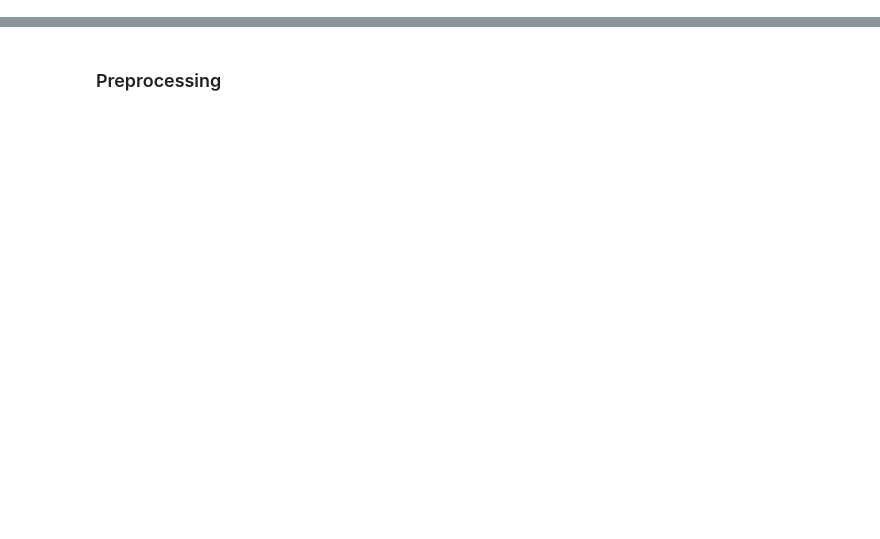
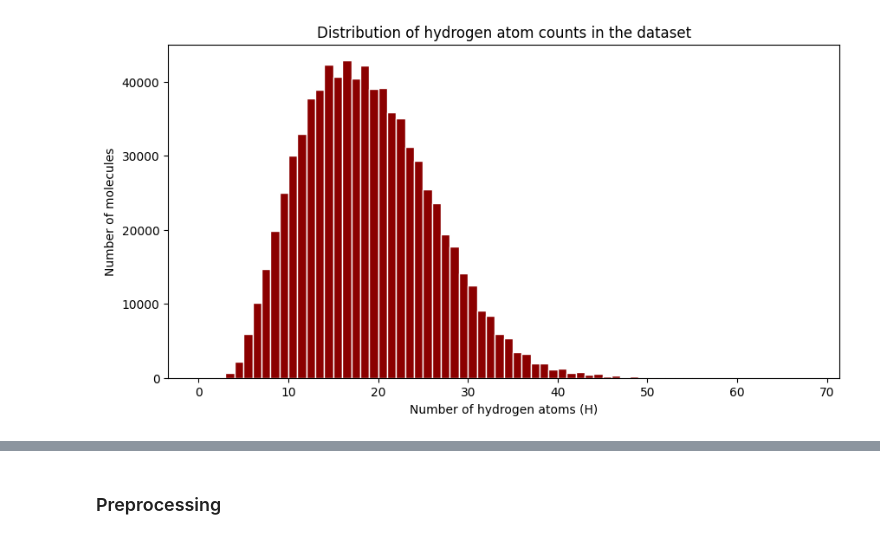
Before and after one commit to JanAndrzejewski050/Molecular-Spectro-Latent-Modeling, a Jupyter notebook: selfies_intro.ipynb, the cells around one changed output, grey strips where cells are left out. Drawn from its saved outputs; the diff is of its cells as text; code cells hidden in the pictures; blank space fills up the shorter version.

```diff
--- a/selfies_intro.ipynb
+++ b/selfies_intro.ipynb
@@ -207,4 +0,0 @@ df_selfies['smiles'] = data['smiles']
-# %%
-df = data
-df['selfies'] = df['smiles'].apply(sf.encoder)
-df['tokens'] = df['selfies'].apply(lambda x: list(sf.split_selfies(x)))
@@ -581,0 +298,25 @@ tensor = torch.tensor([indices], dtype=torch.long)
+# %%
+# Convert the Counter into a long list of H-values
+# Takes the distribution (value -> frequency)
+# and expands it into a list where each H-count appears 'freq' times
+h_values = []
+for h_count, freq in h_distribution.items():
+    h_values += [h_count] * freq   # e.g. if h_count=12, freq=3 → adds [12, 12, 12]
+
+plt.figure(figsize=(10, 5))
+
+# +2 because histogram bins need an upper boundary,
+# and range() does not include its endpoint
+plt.hist(
+    h_values,
+    bins=range(0, max(h_values) + 2),
+    edgecolor='white',
+    color='darkred'
+)
+
+plt.xlabel("Number of hydrogen atoms (H)")
+plt.ylabel("Number of molecules")
+plt.title("Distribution of hydrogen atom counts in the dataset")
+plt.show()
+# %% [output]
+[figure, added]
```
Also changed, not shown: parts of 64 cells of this notebook.
